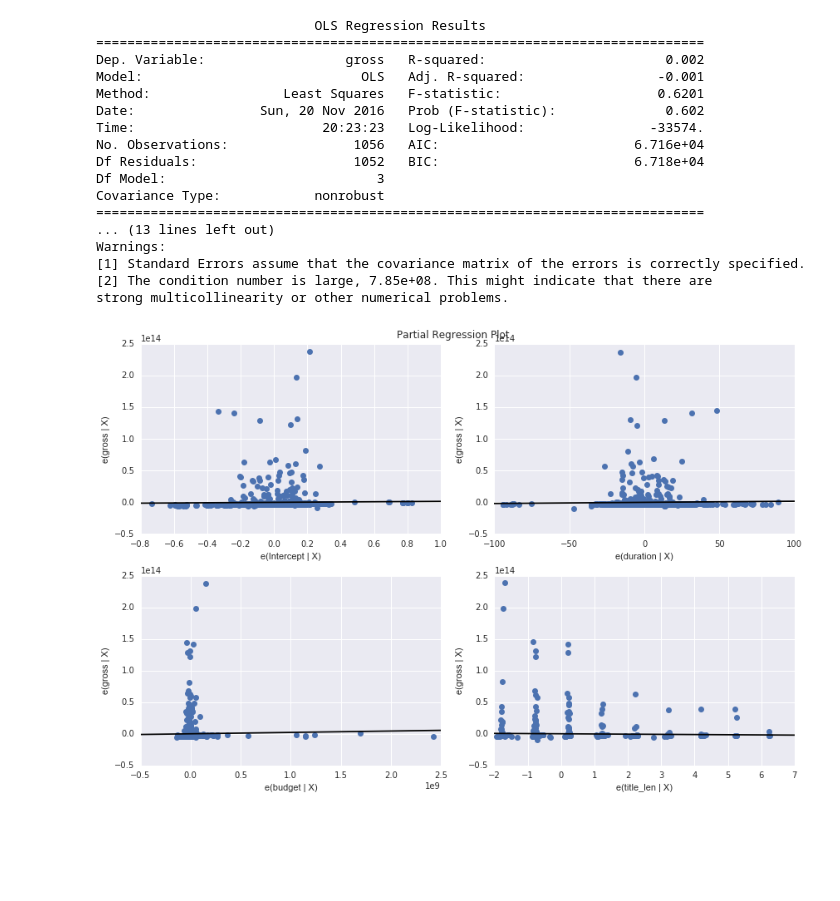
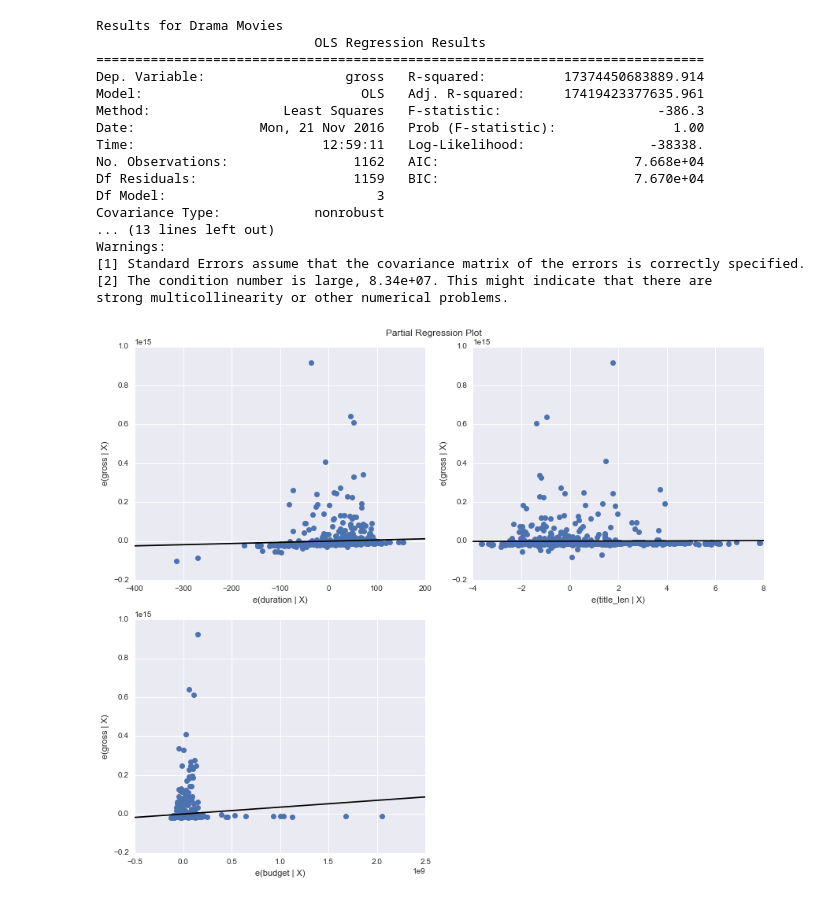
Before and after one commit to kacerchio/CS505-final-project, a Jupyter notebook: mid-progress-analysis.ipynb, the cells around one changed output. Saved outputs shown, nothing was run; the diff lists cells and outputs as text; code cells hidden in the pictures; blank space fills up the shorter version.

```diff
--- a/mid-progress-analysis.ipynb
+++ b/mid-progress-analysis.ipynb
@@ -161,26 +86,22 @@ strong multicollinearity or other numerical problems.
-# %%
-model = smf.ols(formula='gross ~ duration + budget + title_len', data=movies[4]).fit()
-model.summary()
-print(model.summary())
-
-fig = plt.figure(figsize=(12,8))
-fig = sm.graphics.plot_partregress_grid(model, fig=fig)
-# %% [output]
-                            OLS Regression Results
-==============================================================================
-Dep. Variable:                  gross   R-squared:                       0.002
-Model:                            OLS   Adj. R-squared:                 -0.001
-Method:                 Least Squares   F-statistic:                    0.6201
-Date:                Sun, 20 Nov 2016   Prob (F-statistic):              0.602
-Time:                        20:23:23   Log-Likelihood:                -33574.
-No. Observations:                1056   AIC:                         6.716e+04
-Df Residuals:                    1052   BIC:                         6.718e+04
-Df Model:                           3
-Covariance Type:            nonrobust
-==============================================================================
-... (13 lines left out)
-Warnings:
-[1] Standard Errors assume that the covariance matrix of the errors is correctly specified.
-[2] The condition number is large, 7.85e+08. This might indicate that there are
-strong multicollinearity or other numerical problems.
-[figure, removed]
+# %%
+print('Results for ' + top_genres[1] + ' Movies')
+ols(movies[1])
+# %% [output]
+Results for Drama Movies
+                            OLS Regression Results
+==============================================================================
+Dep. Variable:                  gross   R-squared:          17374450683889.914
+Model:                            OLS   Adj. R-squared:     17419423377635.961
+Method:                 Least Squares   F-statistic:                    -386.3
+Date:                Mon, 21 Nov 2016   Prob (F-statistic):               1.00
+Time:                        12:59:11   Log-Likelihood:                -38338.
+No. Observations:                1162   AIC:                         7.668e+04
+Df Residuals:                    1159   BIC:                         7.670e+04
+Df Model:                           3
+Covariance Type:            nonrobust
+... (13 lines left out)
+Warnings:
+[1] Standard Errors assume that the covariance matrix of the errors is correctly specified.
+[2] The condition number is large, 8.34e+07. This might indicate that there are
+strong multicollinearity or other numerical problems.
+[figure, added]
```
Also changed, not shown: parts of 7 cells of this notebook.
